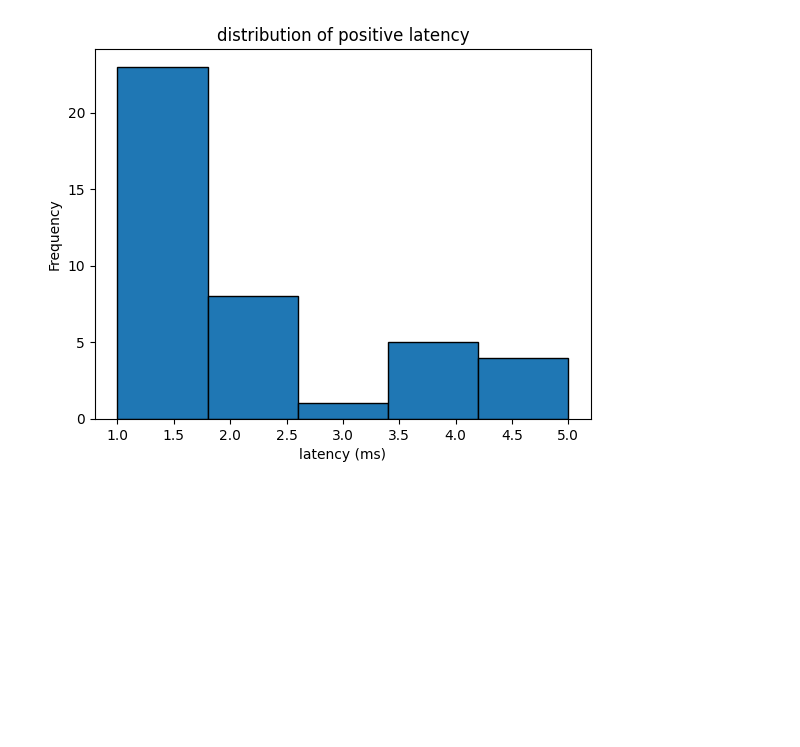
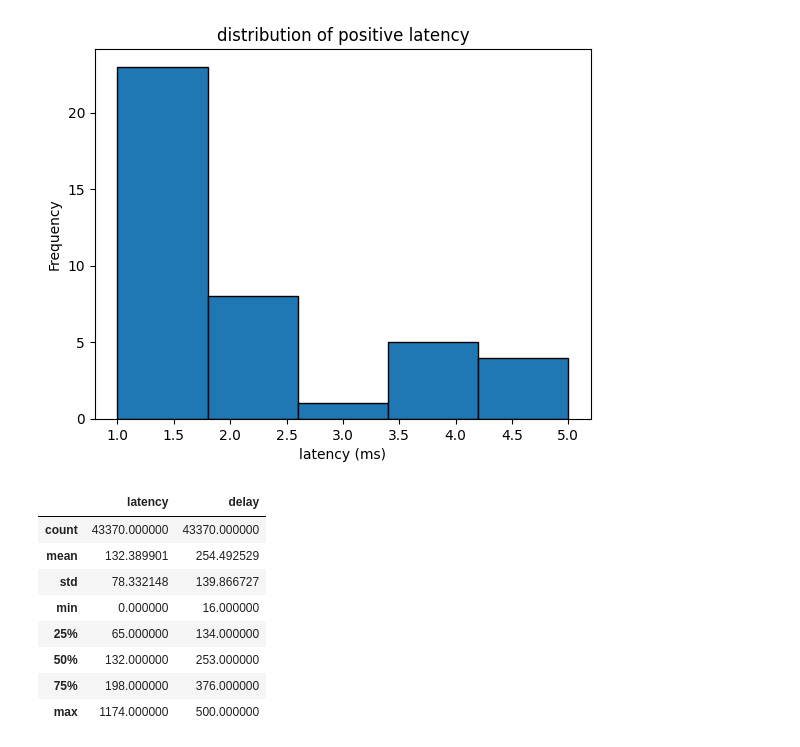
Before and after one commit to AliceSzzze/libgdx-ai-msg, a Jupyter notebook: analysis.ipynb, the cells around one changed output. Saved outputs shown, nothing was run; the diff lists cells and outputs as text; code cells hidden in the pictures; blank space fills up the shorter version.

```diff
--- a/analysis.ipynb
+++ b/analysis.ipynb
@@ -284,3 +270,24 @@ plt.title('distribution of positive latency')
 plt.show()
 # %% [output]
 [figure]
+# %%
+# number of mailboxes: 500
+# number of telegraphs: 2000
+# maximum delay: 500
+# maximum subscription: 100
+# duration: 10
+# number of telegrams sent: 220
+# number of unsubscriptions: 32
+
+df = pd.read_csv('cmake-build-debug/exp16.csv', skiprows=7)
+df.describe()
+# %% [output]
+|  | latency | delay |
+| count | 43370.000000 | 43370.000000 |
+| mean | 132.389901 | 254.492529 |
+| std | 78.332148 | 139.866727 |
+| min | 0.000000 | 16.000000 |
+| 25% | 65.000000 | 134.000000 |
+| 50% | 132.000000 | 253.000000 |
+| 75% | 198.000000 | 376.000000 |
+| max | 1174.000000 | 500.000000 |
```
Also changed, not shown: parts of 2 cells of this notebook, 8 other files.
